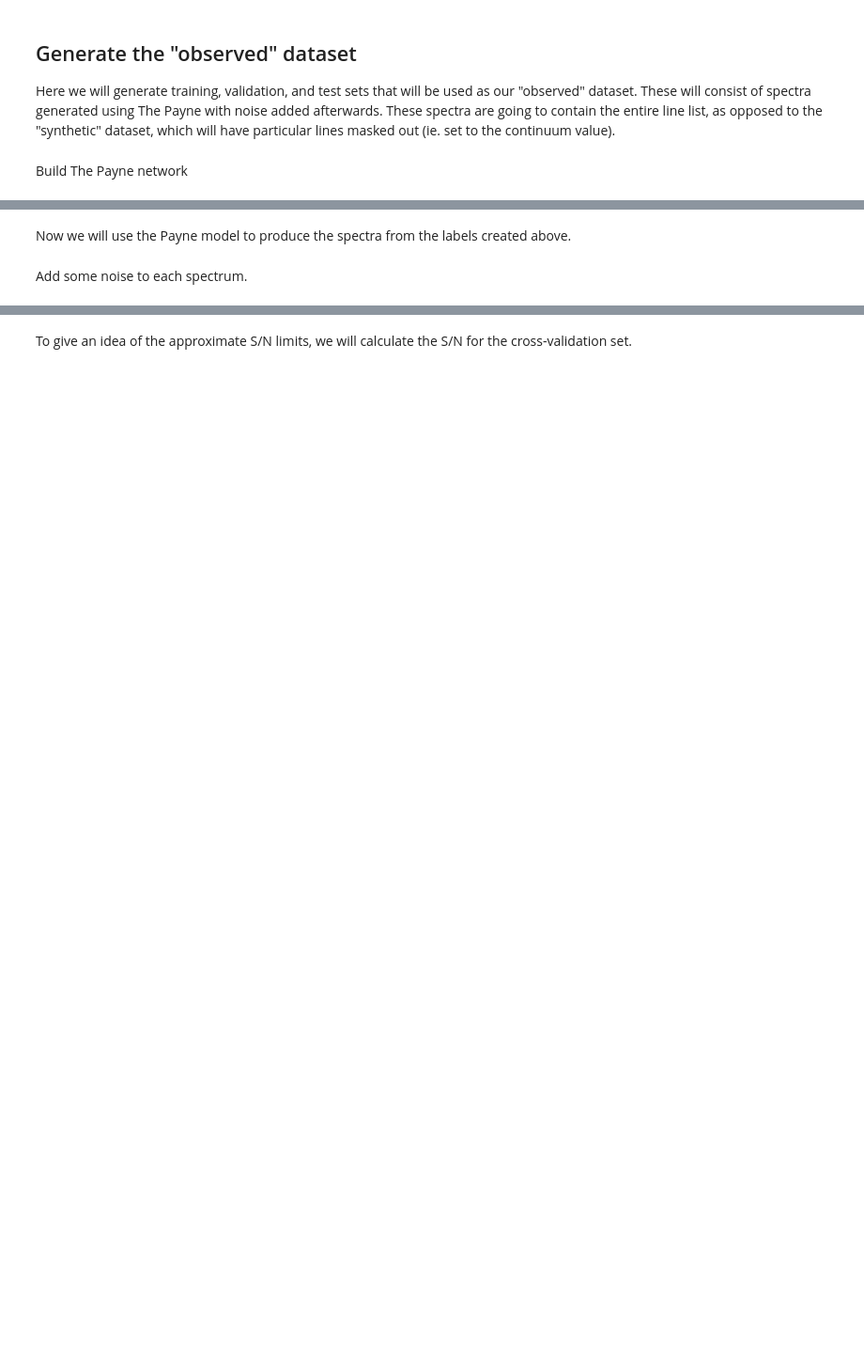
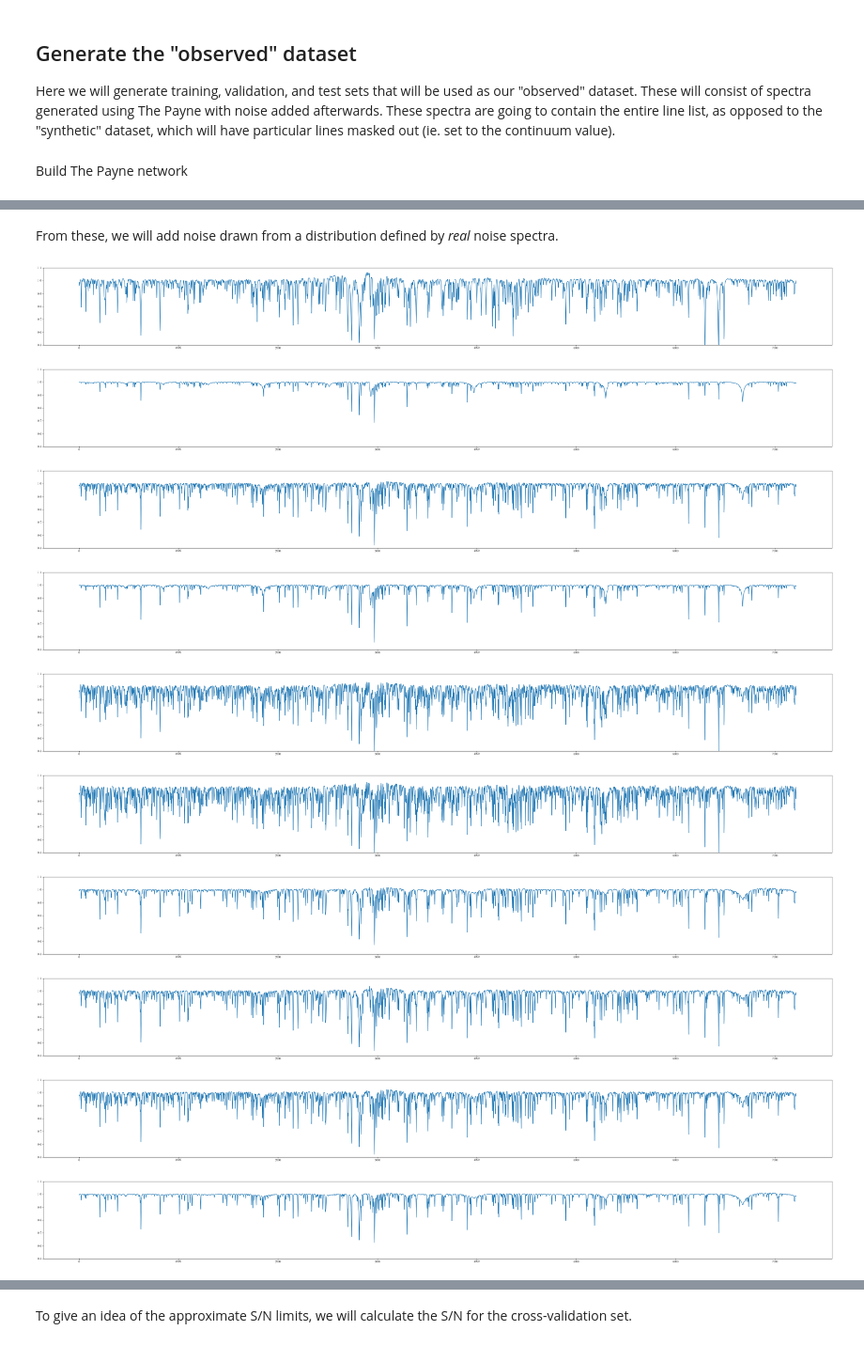
Before and after one commit to teaghan/Cycle_SN, a Jupyter notebook: new_lines_project/Generate_Observed_Payne_Domain.ipynb, the cells around one changed output, grey strips where cells are left out. Shown at 94% size. Cells and saved outputs as stored; diff of their text form; code cells hidden in the pictures; blank space fills up the shorter version.

```diff
--- a/new_lines_project/Generate_Observed_Payne_Domain.ipynb
+++ b/new_lines_project/Generate_Observed_Payne_Domain.ipynb
@@ -48,38 +46,5 @@ Generate the labels for our training, validation, and test sets. To do this, we
-# %%
-# The number of Payne spectra to create for each dataset
-num_tr = 50000
-num_val = 2000
-num_te = 2000
-
-# Perturb the payne labels within a range to create our training, cv, and test sets.
-# These perturbations are in the same order as the labels.
-perturbations = [100., 0.1, 0.2, *np.repeat(0.1, 20), 5., 2.]
-
-# Create sets by randomly selecting from original Payne training set
-payne_tr_labels = np.copy(labels_payne[np.random.randint(len(labels_payne), size=num_tr)])
-payne_val_labels = np.copy(labels_payne[np.random.randint(len(labels_payne), size=num_val)])
-payne_te_labels = np.copy(labels_payne[np.random.randint(len(labels_payne), size=num_te)])
-
-# Apply random perturbations within the above limits
-payne_tr_labels += np.array([np.random.uniform(-1*p, p, size=num_tr) for p in perturbations]).T
-payne_val_labels += np.array([np.random.uniform(-1*p, p, size=num_val) for p in perturbations]).T
-payne_te_labels += np.array([np.random.uniform(-1*p, p, size=num_te) for p in perturbations]).T
-
-# Correct the minimum Vturb, C12/C13, and Vmacro values
-for i in [2,23,24]:
-    payne_tr_labels[payne_tr_labels[:,i]<np.min(labels_payne[:,i]),i] = np.min(labels_payne[:,i])
-    payne_val_labels[payne_val_labels[:,i]<np.min(labels_payne[:,i]),i] = np.min(labels_payne[:,i])
-    payne_te_labels[payne_te_labels[:,i]<np.min(labels_payne[:,i]),i] = np.min(labels_payne[:,i])
-
-# Set Vmacro for the first 1000 samples in the validation and test sets to 15km/s.
-# This will allow us to test our split latent-space method by generating matching spectra in the
-# "synthetic" domain to do direct comparisons with.
-payne_val_labels[:1000,24] = 15.
-payne_te_labels[:1000,24] = 15.
-# %% [markdown]
-Now we will use the Payne model to produce the spectra from the labels created above.
 # %%
-def predict_spectra(emulator, y, x_min, x_max):
+def predict_spectra(emulator, y, y_min, y_max):
     # Turn labels into pytorch variable
     y = Variable(torch.Tensor(y.astype(np.float32)))
     # Scale the labels the same as it was done during the training of the Payne
@@ -87,8 +52,6 @@ def predict_spectra(emulator, y, x_min, x_max):
     # Return predicted spectra
     return emulator(scaled_labels).data.numpy()
 
-payne_tr_specs = predict_spectra(emulator, payne_tr_labels, y_min, y_max)
-payne_val_specs = predict_spectra(emulator, payne_val_labels, y_min, y_max)
-payne_te_specs = predict_spectra(emulator, payne_te_labels, y_min, y_max)
+spectra = []
+for y in labels:
+    spectra.append(predict_spectra(emulator, y, y_min, y_max))
-# %% [markdown]
-Add some noise to each spectrum.
@@ -114,0 +58,19 @@ payne_te_specs += spec_err_te
+# %% [markdown]
+From these, we will add noise drawn from a distribution defined by *real* noise spectra.
+# %%
+for i in range(10):
+    plt.figure(figsize=(50,5))
+    plt.plot(spectra[0][i])
+    plt.ylim(0.5, 1.1)
+    plt.show()
+# %% [output]
+[figure, added]
+[figure, added]
+[figure, added]
+[figure, added]
+[figure, added]
+[figure, added]
+[figure, added]
+[figure, added]
+[figure, added]
+[figure, added]
```
Also changed, not shown: parts of 11 cells of this notebook, 5 other files.
